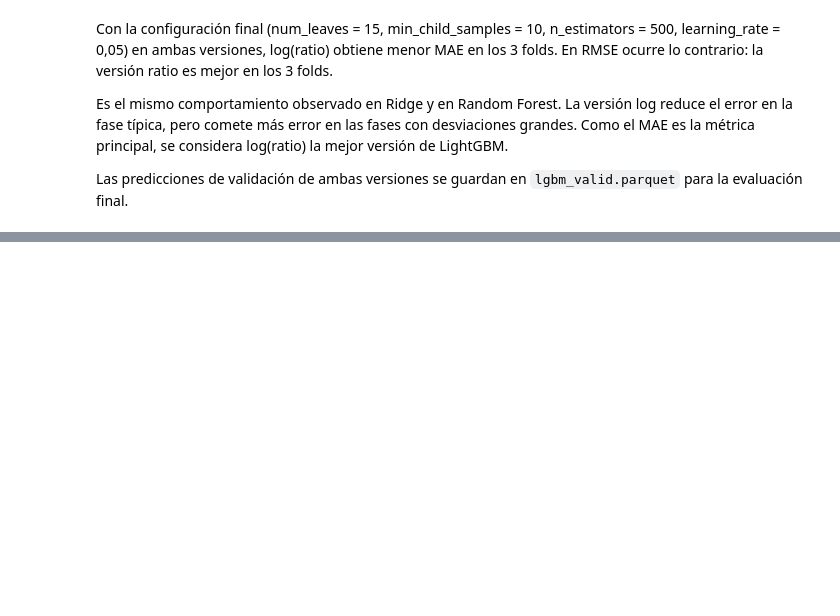
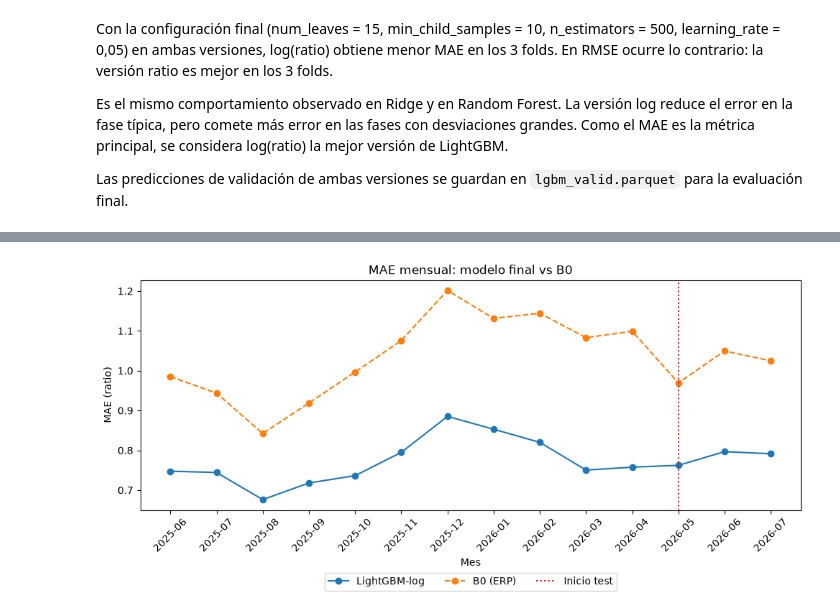
Before and after one commit to muntrans/TFM, a Jupyter notebook: 10.Modelado/10.4_LightGBM.ipynb, the cells around one changed output, grey strips where cells are left out. Drawn from its saved outputs; the diff is of its cells as text; code cells hidden in the pictures; blank space fills up the shorter version.

```diff
--- a/10.Modelado/10.4_LightGBM.ipynb
+++ b/10.Modelado/10.4_LightGBM.ipynb
@@ -438,0 +519,20 @@ Las predicciones de validación de ambas versiones se guardan en `lgbm_valid.par
+# %%
+# Modelo final: entrenado con todo desarrollo (el mismo que se evaluó en test)
+desarrollo = df[df["split"] == "desarrollo"]
+modelo_LGBM_log.fit(desarrollo[X_COLS], np.log(desarrollo[OBJETIVO]))
+
+# Error fase a fase en todos los meses
+evolucion = df[["mes_orden", OBJETIVO]].copy()
+evolucion["pred"]       = np.exp(modelo_LGBM_log.predict(df[X_COLS]))
+evolucion["err_modelo"] = (evolucion["pred"] - evolucion[OBJETIVO]).abs()
+evolucion["err_B0"]     = (1 - evolucion[OBJETIVO]).abs()
+
+# MAE por mes = media del error absoluto de las fases de ese mes
+mae_mensual = evolucion.groupby("mes_orden")[["err_modelo", "err_B0"]].mean()
+display(mae_mensual.round(3))
+
+fila_min = mae_mensual.loc[mae_mensual['err_modelo'].idxmin()]
+fila_max = mae_mensual.loc[mae_mensual['err_modelo'].idxmax()]
+
+print(f"Error mínimo: {fila_min['err_B0']:.3f} (mes: {fila_min.name})")
+print(f"Error máximo: {fila_max['err_modelo']:.3f} (mes: {fila_max.name})")
@@ -438,0 +558,15 @@ Las predicciones de validación de ambas versiones se guardan en `lgbm_valid.par
+# %%
+fig, ax = plt.subplots(figsize=(10, 5))
+ax.plot(mae_mensual.index, mae_mensual["err_modelo"], marker="o", label="LightGBM-log")
+ax.plot(mae_mensual.index, mae_mensual["err_B0"],     marker="o", linestyle="--", label="B0 (ERP)")
+ax.axvline("2026-05", color="red", linestyle=":", label="Inicio test")
+
+ax.set_title("MAE mensual: modelo final vs B0")
+ax.set_xlabel("Mes")
+ax.set_ylabel("MAE (ratio)")
+ax.tick_params(axis="x", rotation=45)
+ax.legend(loc="upper center", bbox_to_anchor=(0.5, -0.25), ncol=3)
+plt.tight_layout()
+plt.show()
+# %% [output]
+[figure, added]
```
Also changed, not shown: parts of 19 cells of this notebook, 13 other files.
